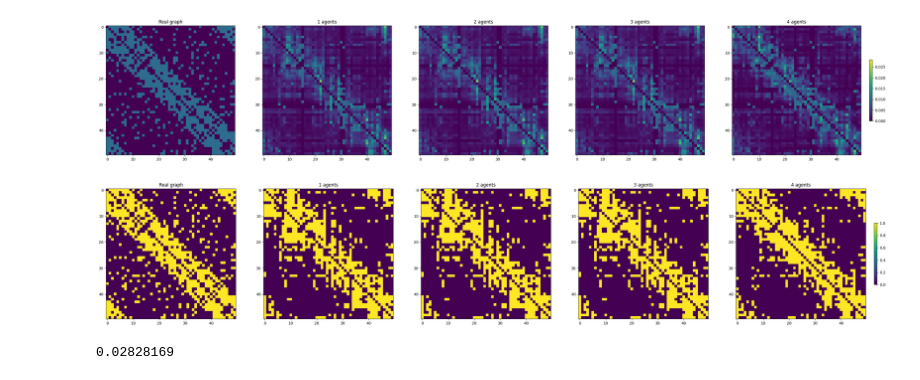
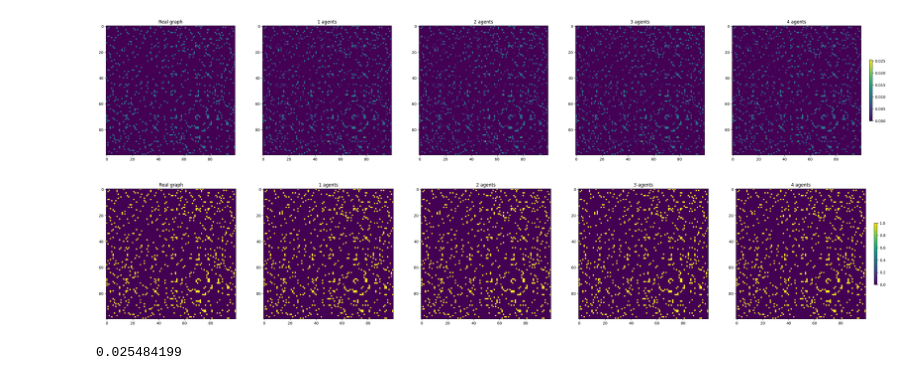
Before and after one commit to bizhili/Topology_Learning_Epis, a Jupyter notebook: command.ipynb, the cells around one changed output. Saved outputs shown, nothing was run; the diff lists cells and outputs as text; code cells hidden in the pictures.

```diff
--- a/command.ipynb
+++ b/command.ipynb
@@ -35,7 +35,8 @@ strains= [1, 2, 3, 4]
 denses= [4, 6, 8]
 nodes= [50, 100, 150]
 intenses= [0, 1, 2]
-identicalfs= [0.005, 0.01, 0.02]
+
+identicalfs= [1e-3, 2e-3, 5e-3, 2e-2, 5e-2, 1e-1]# except 1e-2
 
 
 commands1=set()
@@ -48,6 +49,15 @@ for randomGraph in randomGraphs:
             command= f"python run.py --epoches {150000} --modelLoad AA --weightModel identical --randomGraph {randomGraph}\
               --seed {seed} --strains {strain}  --dense {0} --n {100} --intense {-1}"
             commands1.add(command)
+# %%
+#optimial identical f gross
+
+for randomGraph in randomGraphs:
+    for seed in seeds:
+        for identicalf in identicalfs:
+            command= f"python run.py --epoches {150000} --modelLoad AA --weightModel identical --randomGraph {randomGraph}\
+              --seed {seed} --strains {4}  --dense {0} --n {100} --intense {-1} --identicalf {identicalf}"
+            commands1.add(command)
 # %%
 
 
@@ -113,39 +123,41 @@ from matplotlib.colors import Normalize
 IMatrixNp= np.eye(50)
 
 maxValue= 0
 def load_npz_matrix(fileName, maxValue):
     npzfile = np.load(fileName)
     # Access the arrays in the NPZ file
     Aw = npzfile['A']
     PreA = npzfile['Apre']
     tempMax= np.max(PreA)
     if maxValue<tempMax:
         maxValue=tempMax
     return Aw, PreA, maxValue
 
+#AA_WS_identical_11_4_-1_0_100_10.0_150000
+
 PreAs=[]
 Aw= None
-randomGraph= "WS"
-seed= 12
+randomGraph= "RGG"
+seed= 14
 for i in range(4):
-    fileName= f"results/AA/AA_{randomGraph}_identical_{seed}_{i+1}_0_8_50_{0.01*1000}_140000.npz"
+    fileName= f"results/AA/AA_{randomGraph}_identical_{seed}_{i+1}_-1_0_100_{0.01*1000}_150000.npz"
     Aw, PreA, maxValue= load_npz_matrix(fileName, maxValue)
     links= int((np.sum(Aw))/0.01)
     Awsp= continious_to_sparcity(Aw, links)
 
 
     PreAs.append(PreA)
 
 PreAsp= [continious_to_sparcity(i, links) for i in PreAs]
 campThis= "viridis"
 
 plotGraph.plot_adjacenty(Aw, PreAs)
 plotGraph.plot_adjacenty(Awsp, PreAsp)
 print(maxValue)
 # %% [output]
-[figure, old version]
+[figure, new version]
-[figure, old version]
+[figure, new version]
-0.02828169
+0.025484199
 # %%
 links= int((np.sum(Aw))/0.01)
 print(links)
```
Also changed, not shown: parts of 1 cell of this notebook, 2 other files.
